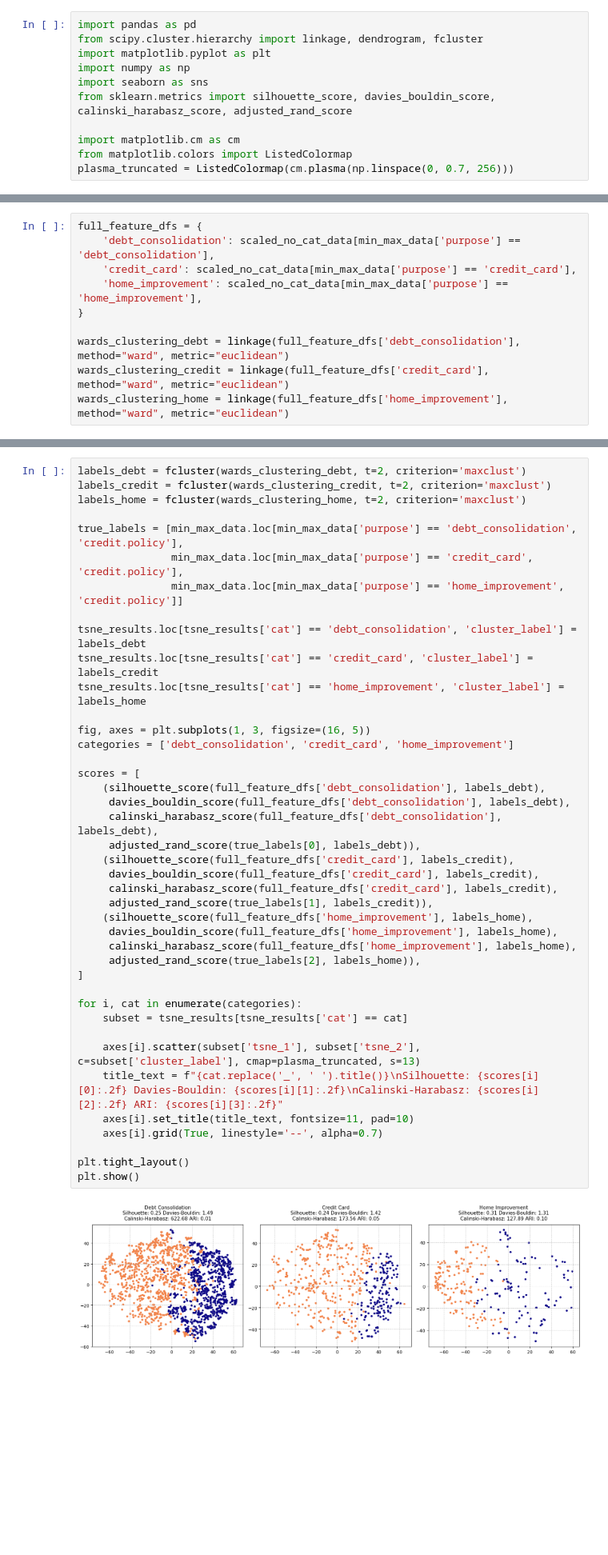
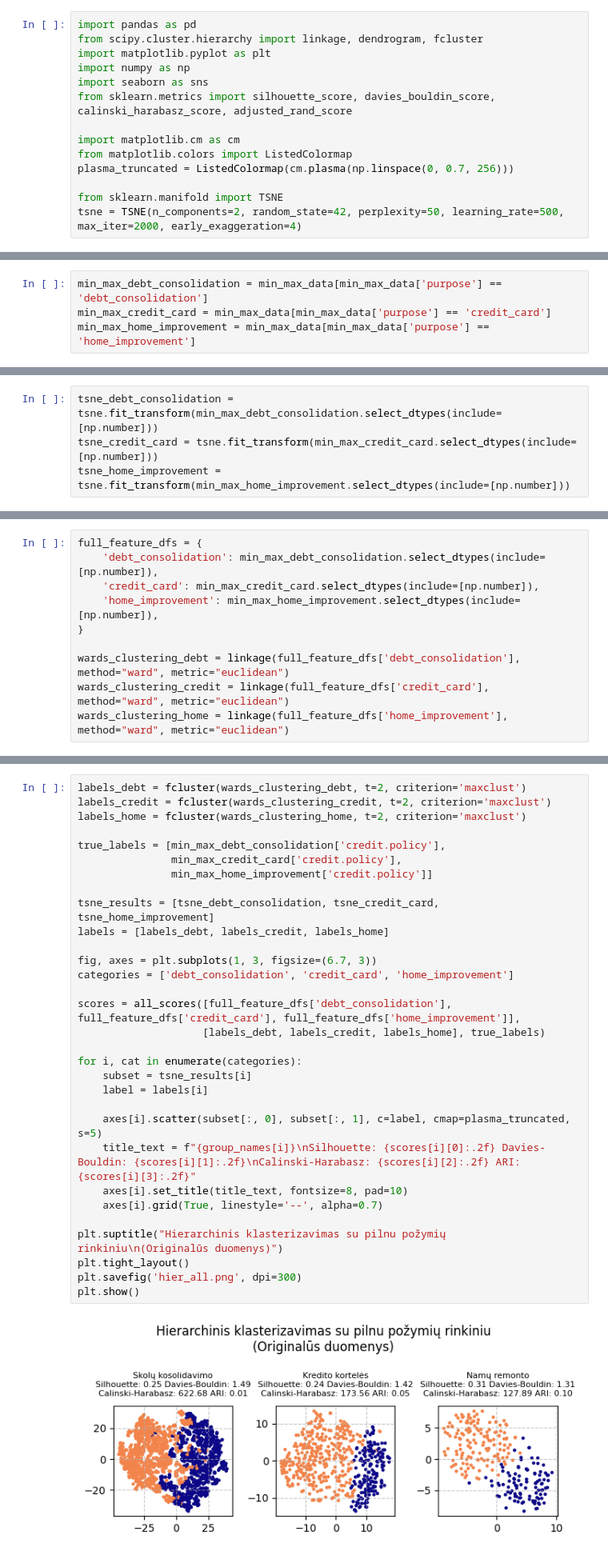
Before and after one commit to EvelinaDu/Papildomi_duomenu_vizualizavimo_skyriai, a Jupyter notebook: 3_laboratorinis/Hierarchical.ipynb, the cells around one changed output, grey strips where cells are left out. Shown at 80% size. Drawn from its saved outputs; the diff is of its cells as text; blank space fills up the shorter version.

```diff
--- a/3_laboratorinis/Hierarchical.ipynb
+++ b/3_laboratorinis/Hierarchical.ipynb
@@ -9,3 +11,6 @@ from sklearn.metrics import silhouette_score, davies_bouldin_score, calinski_har
 import matplotlib.cm as cm
 from matplotlib.colors import ListedColormap
 plasma_truncated = ListedColormap(cm.plasma(np.linspace(0, 0.7, 256)))
+
+from sklearn.manifold import TSNE
+tsne = TSNE(n_components=2, random_state=42, perplexity=50, learning_rate=500, max_iter=2000, early_exaggeration=4)
@@ -33,0 +42,4 @@ dtype: object
+# %%
+min_max_debt_consolidation = min_max_data[min_max_data['purpose'] == 'debt_consolidation']
+min_max_credit_card = min_max_data[min_max_data['purpose'] == 'credit_card']
+min_max_home_improvement = min_max_data[min_max_data['purpose'] == 'home_improvement']
@@ -34,3 +48,7 @@ dtype: object
+# %%
+tsne_debt_consolidation = tsne.fit_transform(min_max_debt_consolidation.select_dtypes(include=[np.number]))
+tsne_credit_card = tsne.fit_transform(min_max_credit_card.select_dtypes(include=[np.number]))
+tsne_home_improvement = tsne.fit_transform(min_max_home_improvement.select_dtypes(include=[np.number]))
 # %%
 scaled_no_cat_data = min_max_data.drop(['purpose', 'not.fully.paid', 'credit.policy'], axis=1)
 scaled_no_cat_data.info()
@@ -72,8 +156,8 @@ Categories (7, object): ['all_other', 'credit_card', 'debt_consolidation', 'educ
 # %%
 full_feature_dfs = {
-    'debt_consolidation': scaled_no_cat_data[min_max_data['purpose'] == 'debt_consolidation'],
-    'credit_card': scaled_no_cat_data[min_max_data['purpose'] == 'credit_card'],
-    'home_improvement': scaled_no_cat_data[min_max_data['purpose'] == 'home_improvement'],
+    'debt_consolidation': min_max_debt_consolidation.select_dtypes(include=[np.number]),
+    'credit_card': min_max_credit_card.select_dtypes(include=[np.number]),
+    'home_improvement': min_max_home_improvement.select_dtypes(include=[np.number]),
 }
 
 wards_clustering_debt = linkage(full_feature_dfs['debt_consolidation'], method="ward", metric="euclidean")
@@ -93,43 +188,33 @@ plt.show()
 # %%
 labels_debt = fcluster(wards_clustering_debt, t=2, criterion='maxclust')
 labels_credit = fcluster(wards_clustering_credit, t=2, criterion='maxclust')
 labels_home = fcluster(wards_clustering_home, t=2, criterion='maxclust')
 
-true_labels = [min_max_data.loc[min_max_data['purpose'] == 'debt_consolidation', 'credit.policy'],
-               min_max_data.loc[min_max_data['purpose'] == 'credit_card', 'credit.policy'],
-               min_max_data.loc[min_max_data['purpose'] == 'home_improvement', 'credit.policy']]
+true_labels = [min_max_debt_consolidation['credit.policy'],
+               min_max_credit_card['credit.policy'],
+               min_max_home_improvement['credit.policy']]
 
-tsne_results.loc[tsne_results['cat'] == 'debt_consolidation', 'cluster_label'] = labels_debt
-tsne_results.loc[tsne_results['cat'] == 'credit_card', 'cluster_label'] = labels_credit
-tsne_results.loc[tsne_results['cat'] == 'home_improvement', 'cluster_label'] = labels_home
+tsne_results = [tsne_debt_consolidation, tsne_credit_card, tsne_home_improvement]
+labels = [labels_debt, labels_credit, labels_home]
 
-fig, axes = plt.subplots(1, 3, figsize=(16, 5))
+fig, axes = plt.subplots(1, 3, figsize=(6.7, 3))
 categories = ['debt_consolidation', 'credit_card', 'home_improvement']
 
-scores = [
-    (silhouette_score(full_feature_dfs['debt_consolidation'], labels_debt),
-     davies_bouldin_score(full_feature_dfs['debt_consolidation'], labels_debt),
-     calinski_harabasz_score(full_feature_dfs['debt_consolidation'], labels_debt),
-     adjusted_rand_score(true_labels[0], labels_debt)),
-    (silhouette_score(full_feature_dfs['credit_card'], labels_credit),
-     davies_bouldin_score(full_feature_dfs['credit_card'], labels_credit),
-     calinski_harabasz_score(full_feature_dfs['credit_card'], labels_credit),
-     adjusted_rand_score(true_labels[1], labels_credit)),
-    (silhouette_score(full_feature_dfs['home_improvement'], labels_home),
-     davies_bouldin_score(full_feature_dfs['home_improvement'], labels_home),
-     calinski_harabasz_score(full_feature_dfs['home_improvement'], labels_home),
-     adjusted_rand_score(true_labels[2], labels_home)),
-]
+scores = all_scores([full_feature_dfs['debt_consolidation'], full_feature_dfs['credit_card'], full_feature_dfs['home_improvement']],
+                    [labels_debt, labels_credit, labels_home], true_labels)
 
 for i, cat in enumerate(categories):
-    subset = tsne_results[tsne_results['cat'] == cat]
+    subset = tsne_results[i]
+    label = labels[i]
 
-    axes[i].scatter(subset['tsne_1'], subset['tsne_2'], c=subset['cluster_label'], cmap=plasma_truncated, s=13)
-    title_text = f"{cat.replace('_', ' ').title()}\nSilhouette: {scores[i][0]:.2f} Davies-Bouldin: {scores[i][1]:.2f}\nCalinski-Harabasz: {scores[i][2]:.2f} ARI: {scores[i][3]:.2f}"
-    axes[i].set_title(title_text, fontsize=11, pad=10)
+    axes[i].scatter(subset[:, 0], subset[:, 1], c=label, cmap=plasma_truncated, s=5)
+    title_text = f"{group_names[i]}\nSilhouette: {scores[i][0]:.2f} Davies-Bouldin: {scores[i][1]:.2f}\nCalinski-Harabasz: {scores[i][2]:.2f} ARI: {scores[i][3]:.2f}"
+    axes[i].set_title(title_text, fontsize=8, pad=10)
     axes[i].grid(True, linestyle='--', alpha=0.7)
 
+plt.suptitle("Hierarchinis klasterizavimas su pilnu požymių rinkiniu\n(Originalūs duomenys)")
 plt.tight_layout()
+plt.savefig('hier_all.png', dpi=300)
 plt.show()
 # %% [output]
-[figure, old version]
+[figure, new version]
```
Also changed, not shown: parts of 54 cells of this notebook.
